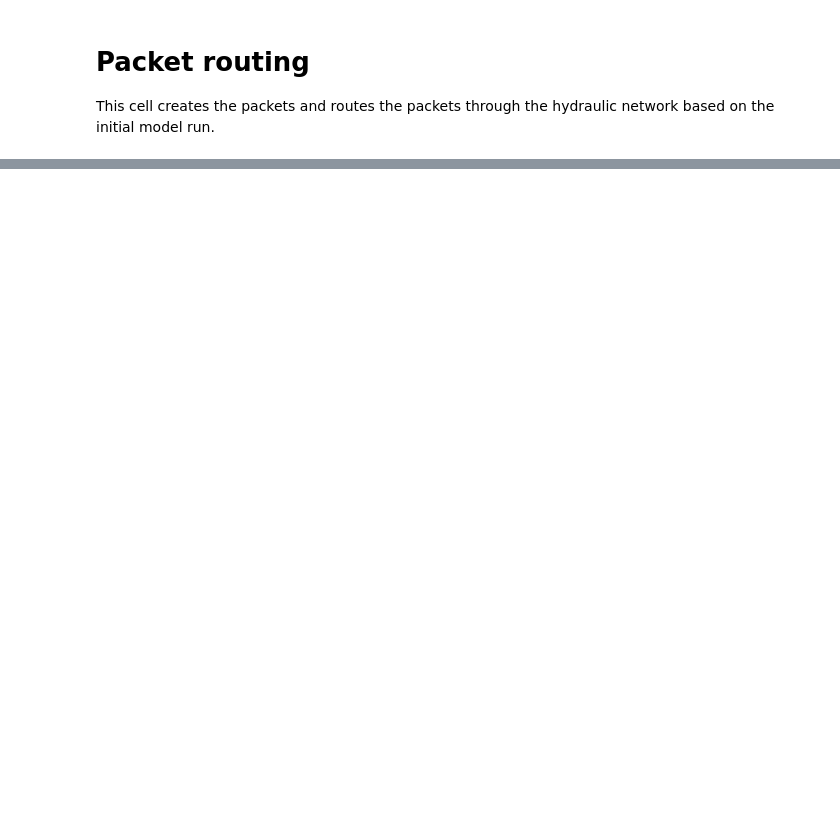
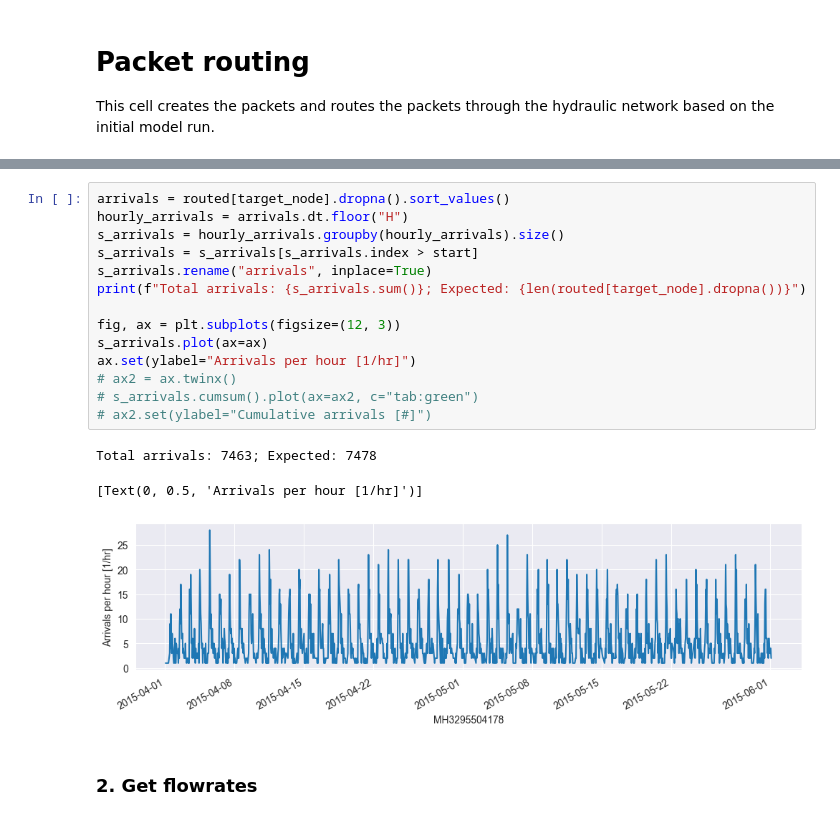
Before and after one commit to alBartig/PacketSWMM, a Jupyter notebook: apps/con_sim_interface.ipynb, the cells around one changed output, grey strips where cells are left out. Drawn from its saved outputs; the diff is of its cells as text; blank space fills up the shorter version.

```diff
--- a/apps/con_sim_interface.ipynb
+++ b/apps/con_sim_interface.ipynb
@@ -269,0 +88,20 @@ df_flows.index[-1]
+# %%
+arrivals = routed[target_node].dropna().sort_values()
+hourly_arrivals = arrivals.dt.floor("H")
+s_arrivals = hourly_arrivals.groupby(hourly_arrivals).size()
+s_arrivals = s_arrivals[s_arrivals.index > start]
+s_arrivals.rename("arrivals", inplace=True)
+print(f"Total arrivals: {s_arrivals.sum()}; Expected: {len(routed[target_node].dropna())}")
+
+fig, ax = plt.subplots(figsize=(12, 3))
+s_arrivals.plot(ax=ax)
+ax.set(ylabel="Arrivals per hour [1/hr]")
+# ax2 = ax.twinx()
+# s_arrivals.cumsum().plot(ax=ax2, c="tab:green")
+# ax2.set(ylabel="Cumulative arrivals [#]")
+# %% [output]
+Total arrivals: 7463; Expected: 7478
+[Text(0, 0.5, 'Arrivals per hour [1/hr]')]
+[figure, added]
+# %% [markdown]
+### 2. Get flowrates
```
Also changed, not shown: parts of 38 cells of this notebook, 7 other files.
